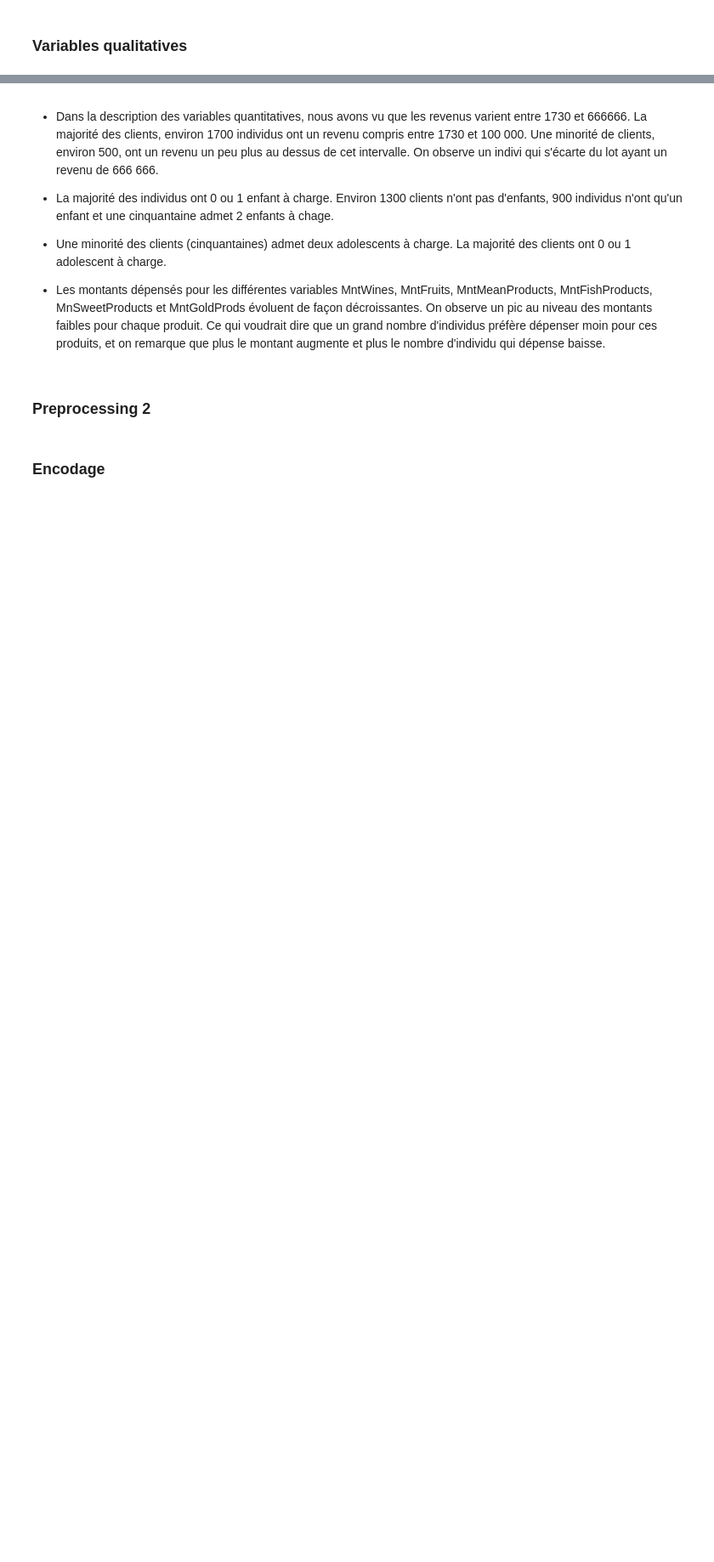
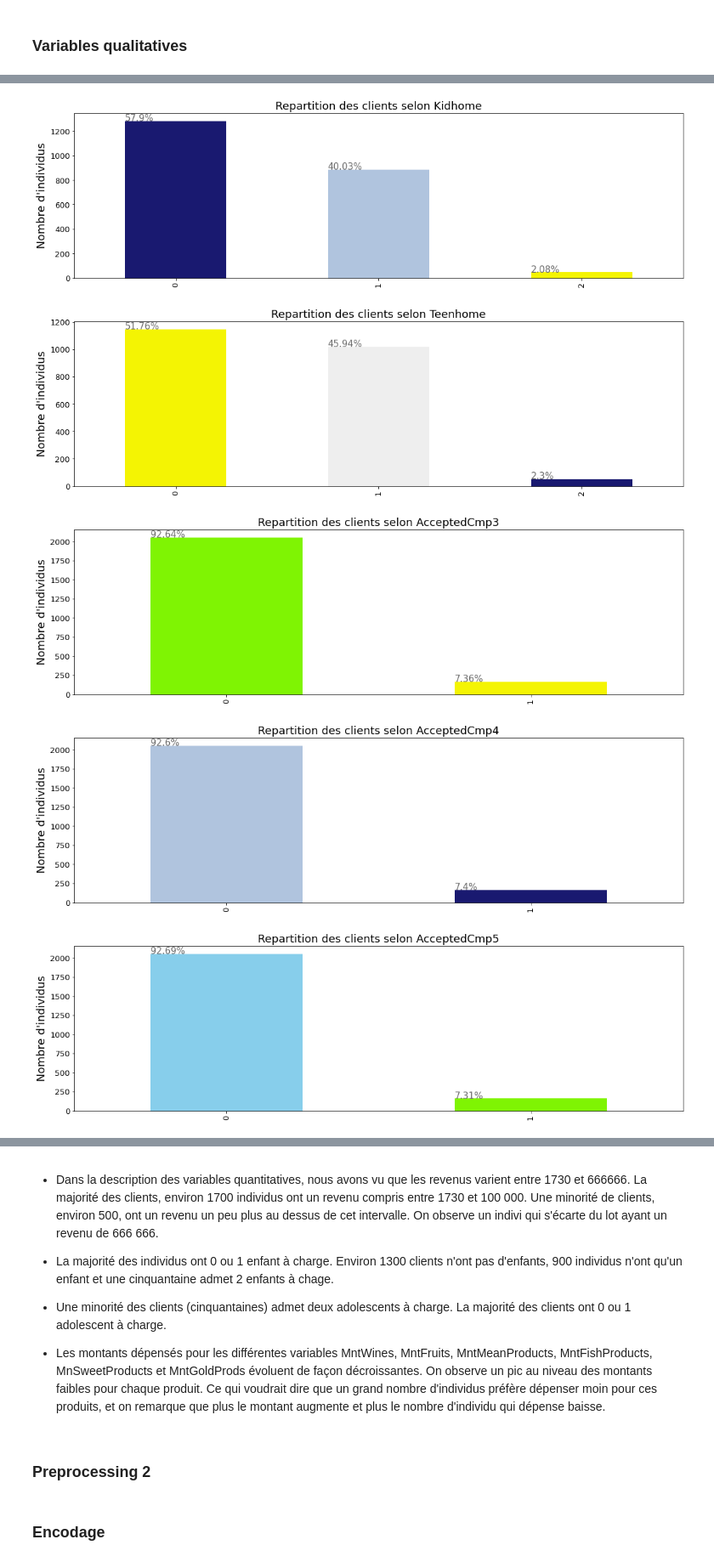
Before and after one commit to Emmanuel-Kouakou/segmentation_clients, a Jupyter notebook: Segmentation_clients.ipynb, the cells around one changed output, grey strips where cells are left out. Shown: that part at 85% size. Cells and saved outputs as stored; diff of their text form; code cells hidden in the pictures; blank space fills up the shorter version.

```diff
--- a/Segmentation_clients.ipynb
+++ b/Segmentation_clients.ipynb
@@ -215,0 +300,4 @@ Marital_Status------------------------------------['Single' 'Together' 'Married'
+# %%
+## Variables quantitatives discrètes
+var_quant_disc = df.select_dtypes(exclude='object').drop(var_quant_cont, axis=1).columns
+var_quant_disc
@@ -231,0 +388,39 @@ Selon le graphique, environ la moitié des clients soit 50.3% de notre jeu de do
+# %%
+def graphBar(variable, couleur, titre):
+    fig, ax = plt.subplots(figsize=(20, 8), nrows=1, ncols=1)
+    ax = df[variable].value_counts().plot(kind='bar', figsize=(18,5),
+                                            color=couleur, fontsize=13,);
+    ax.set_alpha(0.8)
+    ax.set_title(titre, fontsize=18)
+    ax.set_ylabel("Nombre d'individus", fontsize=18);
+
+
+    # créer une liste pour collecter les données plt.patches
+    totals = []
+
+    # trouver les valeurs et ajouter à la liste
+    for i in ax.patches:
+        totals.append(i.get_height())
+
+    # set individual bar lables using above list
+    total = sum(totals)
+
+    # définir des étiquettes de barres individuelles à l'aide de la liste ci-dessus
+    for i in ax.patches:
+        # get_x tire vers la gauche ou vers la droite ; get_height pousse vers le haut ou vers le bas
+        ax.text(i.get_x(), i.get_height()+.5, \
+                str(round((i.get_height()/total)*100, 2))+'%', fontsize=15,
+                    color='dimgrey')
+from random import sample
+# %%
+couleurs = ['SkyBlue', '#4568f1', '#f4f403', '#EEEEEE', '#7ff403', '#f403dc', '#ffa200', 'MidnightBlue','LightSteelBlue']
+
+for col in var_quant_disc:
+    k = len(df[col].value_counts())
+    graphBar(variable=col, couleur=sample(couleurs, k=k), titre='Repartition des clients selon {}'.format(col))
+# %% [output]
+[figure, added]
+[figure, added]
+[figure, added]
+[figure, added]
+[figure, added]
```
Also changed, not shown: parts of 32 cells of this notebook.
